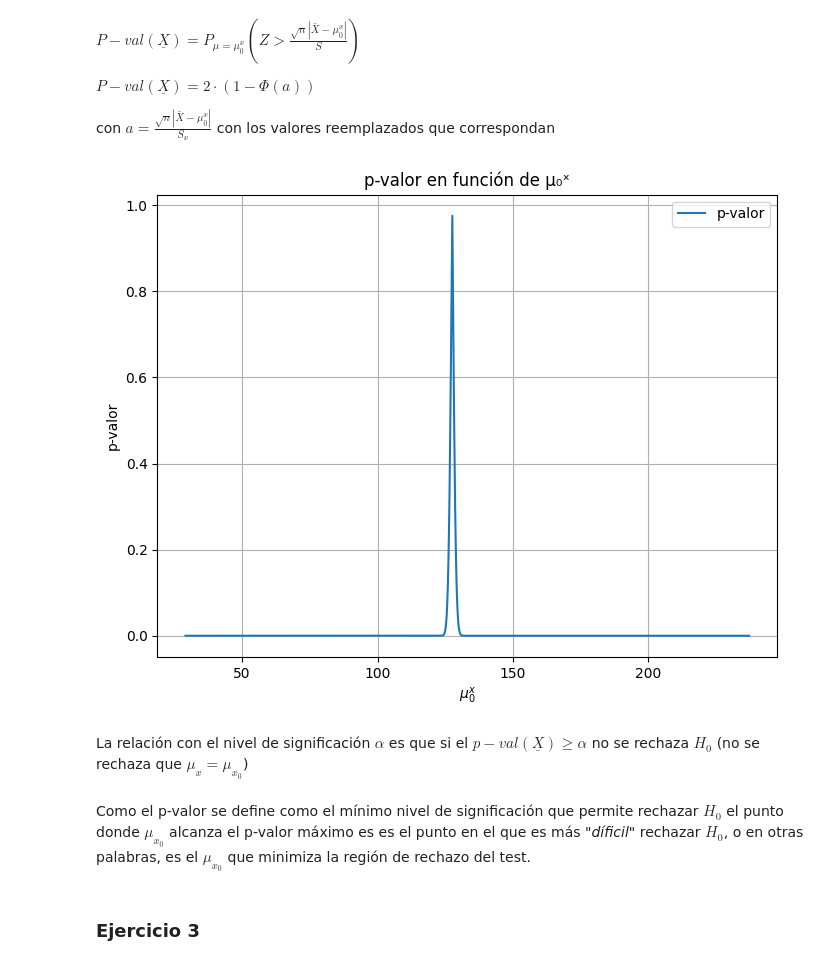
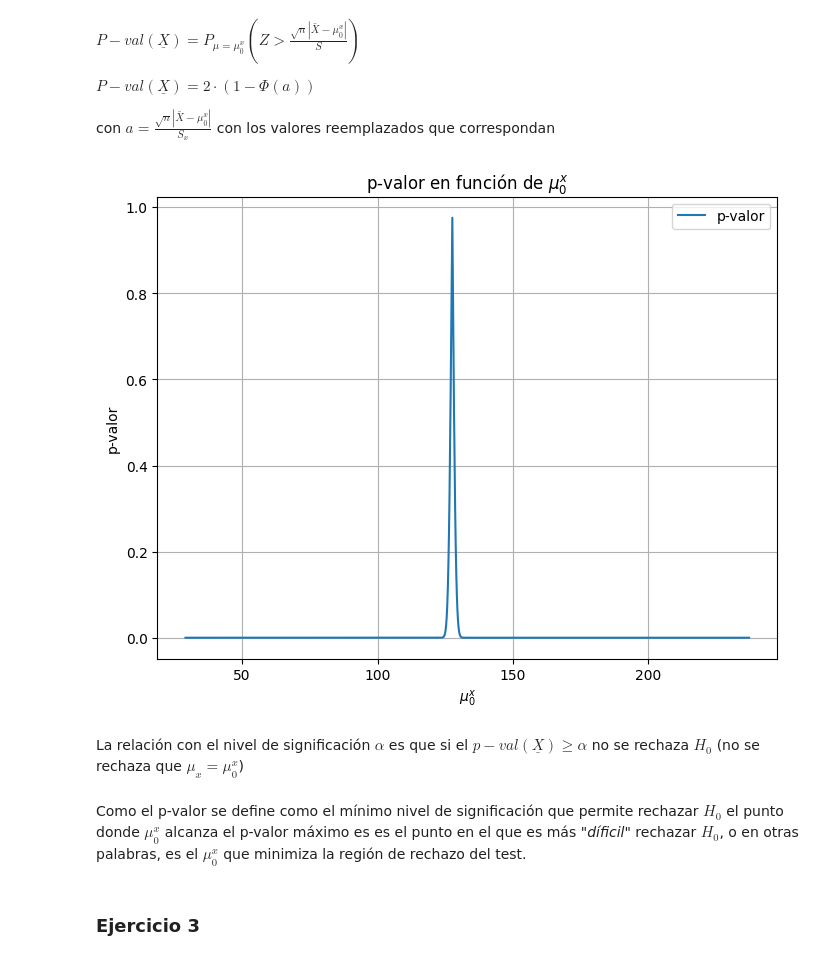
Before and after one commit to Taielmolina01/TP-Proba, a Jupyter notebook: tp.ipynb, the cells around one changed output. Drawn from its saved outputs; the diff is of its cells as text; code cells hidden in the pictures.

```diff
--- a/tp.ipynb
+++ b/tp.ipynb
@@ -147,26 +145,26 @@ def calcular_p_valor(muestra, valor_a_estimar, n, promedio, s_cuadrado):
 # %%
 valores_mu_x = np.linspace(x.min(),x.max(), 1000)
 
 p_valores = []
 
 for mu_x in valores_mu_x:
     p_valor = calcular_p_valor(x, mu_x, len(x), media_capacidad, estimacion_varianza_capacidad)
     p_valores.append(p_valor)
 
 plt.figure(figsize=(8, 6))
 plt.plot(valores_mu_x, p_valores, label="p-valor")
 plt.xlabel(r"$\mu_{0}^{x}$")
 plt.ylabel("p-valor")
-plt.title("p-valor en función de μ₀ˣ")
+plt.title(r"p-valor en función de $\mu_{0}^{x}$")
 plt.grid(True)
 plt.legend()
 plt.show()
 # %% [output]
-[figure, old version]
+[figure, new version]
 # %% [markdown]
-La relación con el nivel de significación $\alpha$ es que si el $p-val(\underline{X}) \geq \alpha$ no se rechaza $H_{0}$ (no se rechaza que $\mu_{x} = \mu_{x_{0}}$)
+La relación con el nivel de significación $\alpha$ es que si el $p-val(\underline{X}) \geq \alpha$ no se rechaza $H_{0}$ (no se rechaza que $\mu_{x} = \mu_{0}^{x}$)
 # %% [markdown]
-Como el p-valor se define como el mínimo nivel de significación que permite rechazar $H_{0}$ el punto donde $\mu_{x_{0}}$ alcanza el p-valor máximo es es el punto en el que es más *"díficil"* rechazar $H_{0}$, o en otras palabras, es el $\mu_{x_{0}}$ que minimiza la región de rechazo del test.
+Como el p-valor se define como el mínimo nivel de significación que permite rechazar $H_{0}$ el punto donde $\mu_{0}^{x}$ alcanza el p-valor máximo es es el punto en el que es más *"díficil"* rechazar $H_{0}$, o en otras palabras, es el $\mu_{0}^{x}$ que minimiza la región de rechazo del test.
 # %% [markdown]
 ### Ejercicio 3
 # %%
```
Also changed, not shown: parts of 5 cells of this notebook.
